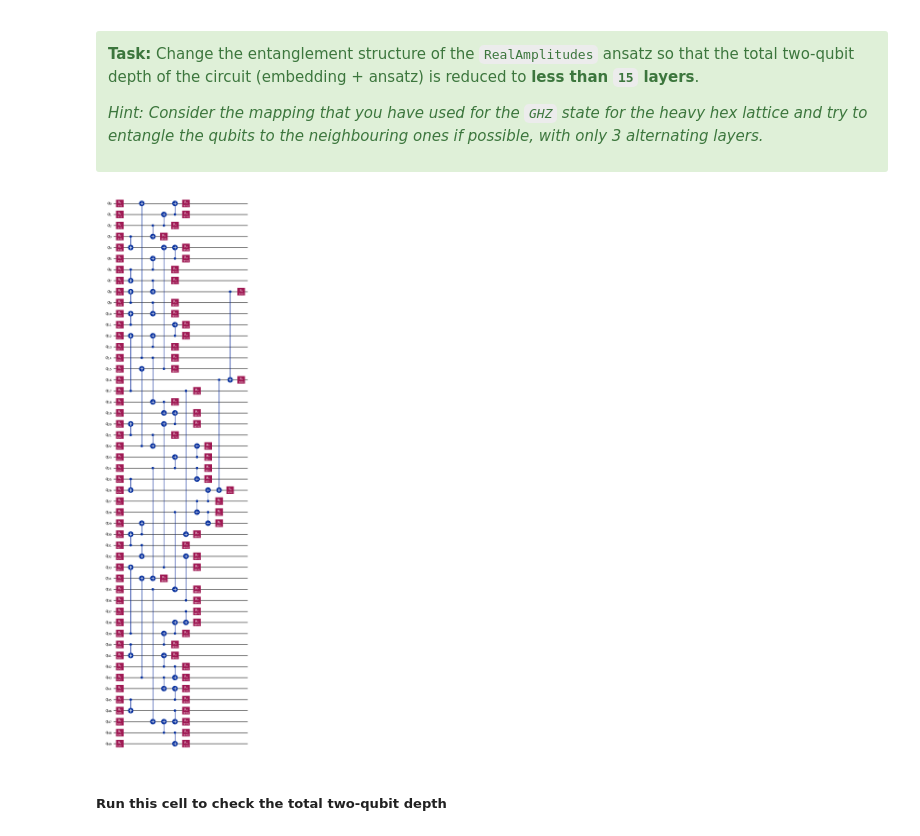
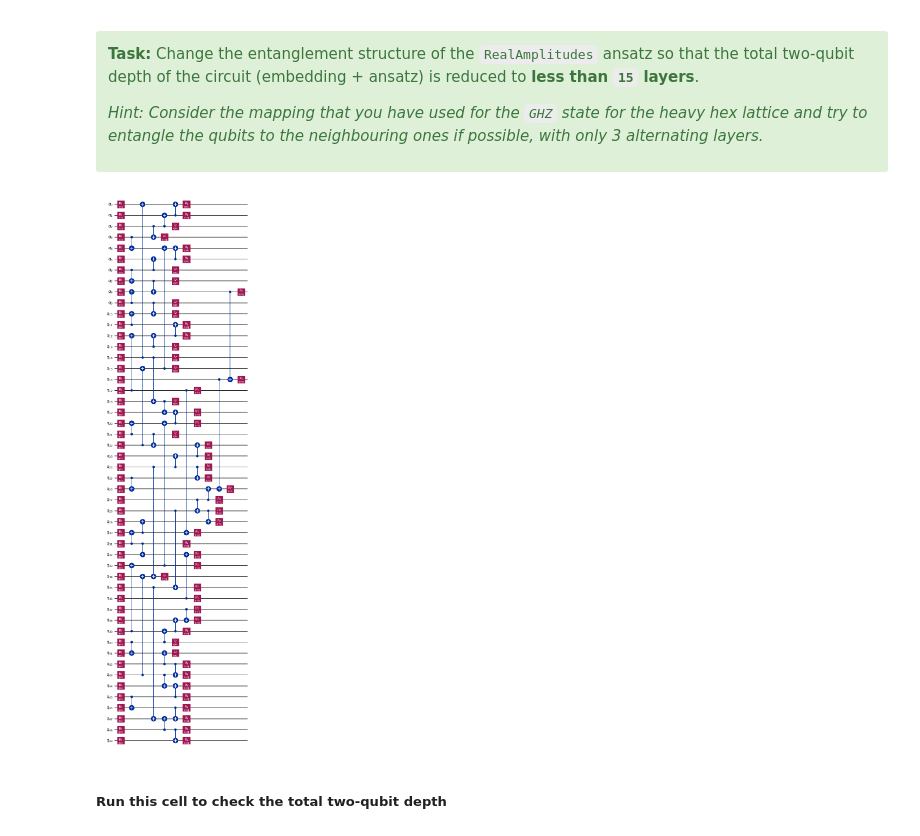
Before and after one commit to AsadullahGalib007/IBM-Quantum-Challenge-2024-Solution, a Jupyter notebook: lab_5 (bonus_lab)/lab-bonus.ipynb, the cells around one changed output. Cells and saved outputs as stored; diff of their text form; code cells hidden in the pictures.

```diff
--- a/lab_5 (bonus_lab)/lab-bonus.ipynb
+++ b/lab_5 (bonus_lab)/lab-bonus.ipynb
@@ -324,9 +324,9 @@ def generate_ansatz(num_qubits, backend=service.backend("ibm_osaka")):
     ### Don't change any code past this line ###
     return qc
 # %%
-generate_ansatz(50).decompose().draw(output="mpl", fold=False, idle_wires=False)
+generate_ansatz(50).decompose().draw(output="mpl", fold=False, idle_wires=False, scale=0.6)
 # %% [output]
-[figure, old version]
+[figure, new version]
 # %% [markdown]
 ##### Run this cell to check the total two-qubit depth
 # %%
```
Also changed, not shown: parts of 1 cell of this notebook.
